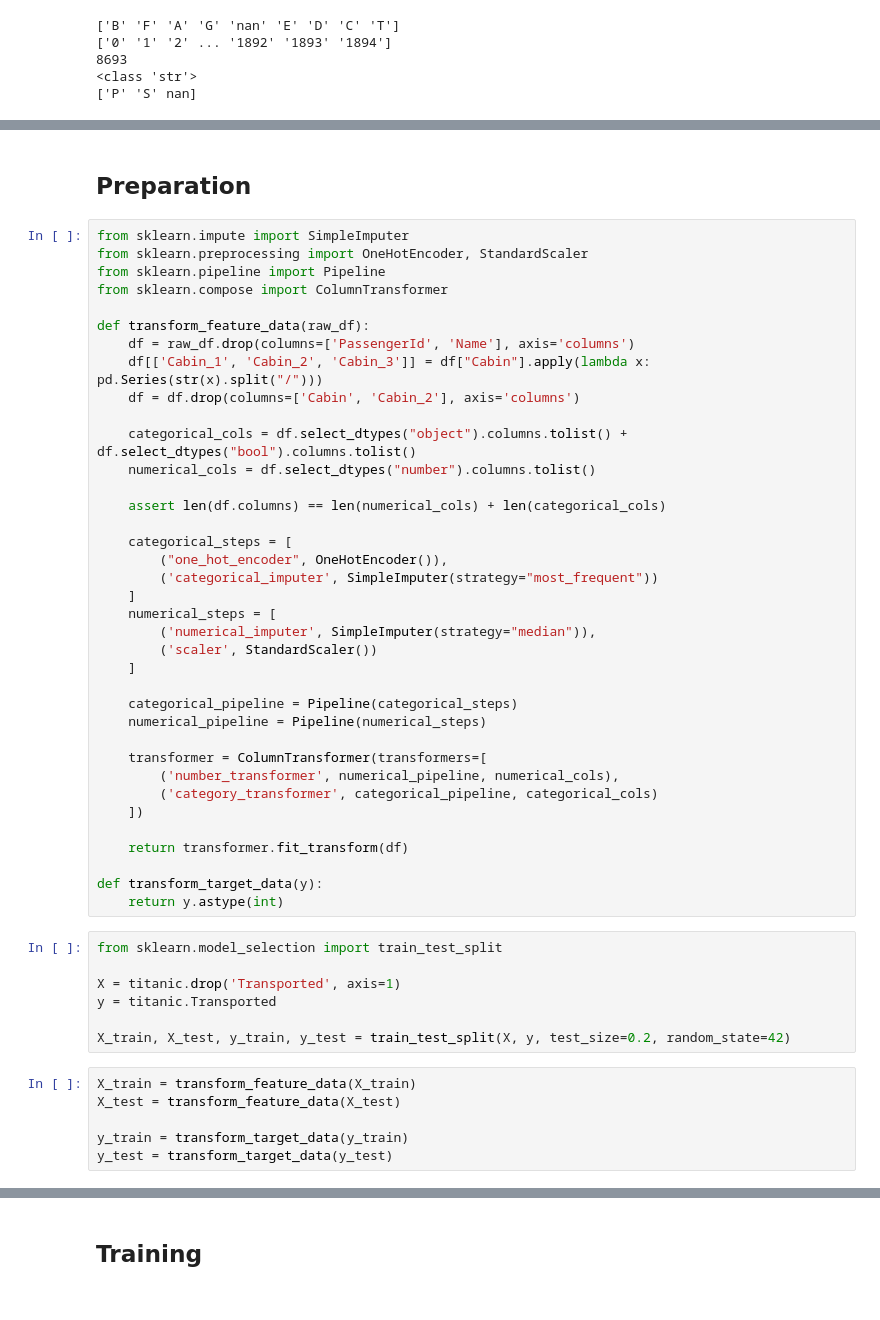
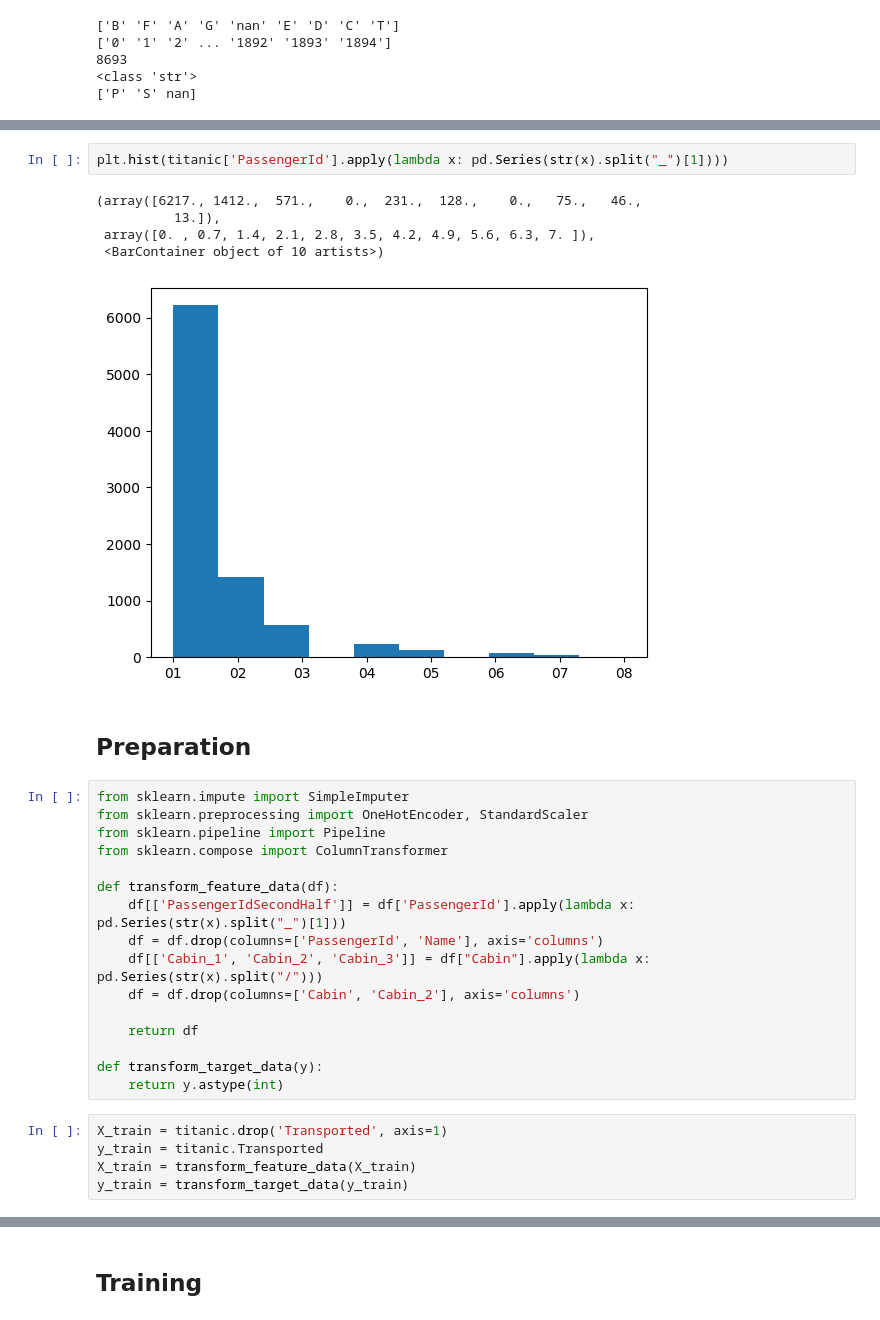
Before and after one commit to Holdmedve/spaceship_titanic, a Jupyter notebook: main.ipynb, the cells around one changed output, grey strips where cells are left out. Saved outputs shown, nothing was run; the diff lists cells and outputs as text.

Commit message:
Use passenger id

```diff
--- a/main.ipynb
+++ b/main.ipynb
@@ -91,3 +188,11 @@ print(split_cabin[2].unique())
+# %%
+plt.hist(titanic['PassengerId'].apply(lambda x: pd.Series(str(x).split("_")[1])))
+# %% [output]
+(array([6217., 1412.,  571.,    0.,  231.,  128.,    0.,   75.,   46.,
+          13.]),
+ array([0. , 0.7, 1.4, 2.1, 2.8, 3.5, 4.2, 4.9, 5.6, 6.3, 7. ]),
+ <BarContainer object of 10 artists>)
+[figure, added]
 # %% [markdown]
 ## Preparation
 # %%
@@ -96,49 +201,20 @@ from sklearn.preprocessing import OneHotEncoder, StandardScaler
 from sklearn.pipeline import Pipeline
 from sklearn.compose import ColumnTransformer
 
-def transform_feature_data(raw_df):
-    df = raw_df.drop(columns=['PassengerId', 'Name'], axis='columns')
+def transform_feature_data(df):
+    df[['PassengerIdSecondHalf']] = df['PassengerId'].apply(lambda x: pd.Series(str(x).split("_")[1]))
+    df = df.drop(columns=['PassengerId', 'Name'], axis='columns')
     df[['Cabin_1', 'Cabin_2', 'Cabin_3']] = df["Cabin"].apply(lambda x: pd.Series(str(x).split("/")))
     df = df.drop(columns=['Cabin', 'Cabin_2'], axis='columns')
 
-    categorical_cols = df.select_dtypes("object").columns.tolist() + df.select_dtypes("bool").columns.tolist()
-    numerical_cols = df.select_dtypes("number").columns.tolist()
-
-    assert len(df.columns) == len(numerical_cols) + len(categorical_cols)
-
-    categorical_steps = [
-        ("one_hot_encoder", OneHotEncoder()),
-        ('categorical_imputer', SimpleImputer(strategy="most_frequent"))
-    ]
-    numerical_steps = [
-        ('numerical_imputer', SimpleImputer(strategy="median")),
-        ('scaler', StandardScaler())
-    ]
-
-    categorical_pipeline = Pipeline(categorical_steps)
-    numerical_pipeline = Pipeline(numerical_steps)
-
-    transformer = ColumnTransformer(transformers=[
-        ('number_transformer', numerical_pipeline, numerical_cols),
-        ('category_transformer', categorical_pipeline, categorical_cols)
-    ])
-
-    return transformer.fit_transform(df)
+    return df
 
 def transform_target_data(y):
     return y.astype(int)
-# %%
-from sklearn.model_selection import train_test_split
-
-X = titanic.drop('Transported', axis=1)
-y = titanic.Transported
-
-X_train, X_test, y_train, y_test = train_test_split(X, y, test_size=0.2, random_state=42)
-# %%
-X_train = transform_feature_data(X_train)
-X_test = transform_feature_data(X_test)
-
-y_train = transform_target_data(y_train)
-y_test = transform_target_data(y_test)
+# %%
+X_train = titanic.drop('Transported', axis=1)
+y_train = titanic.Transported
+X_train = transform_feature_data(X_train)
+y_train = transform_target_data(y_train)
 # %%
 print(X_train.shape)
```
Also changed, not shown: parts of 25 cells of this notebook, 2 other files.
